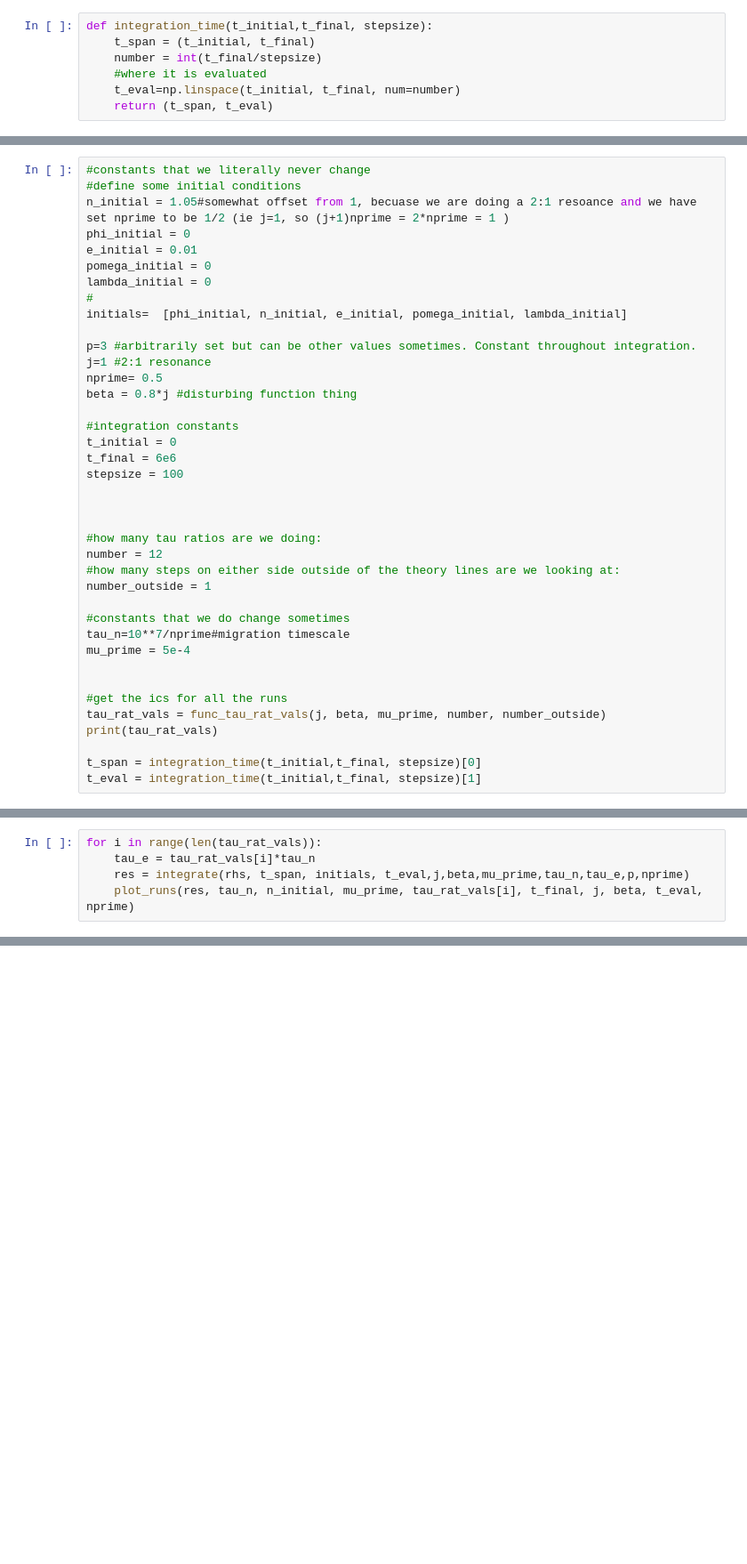
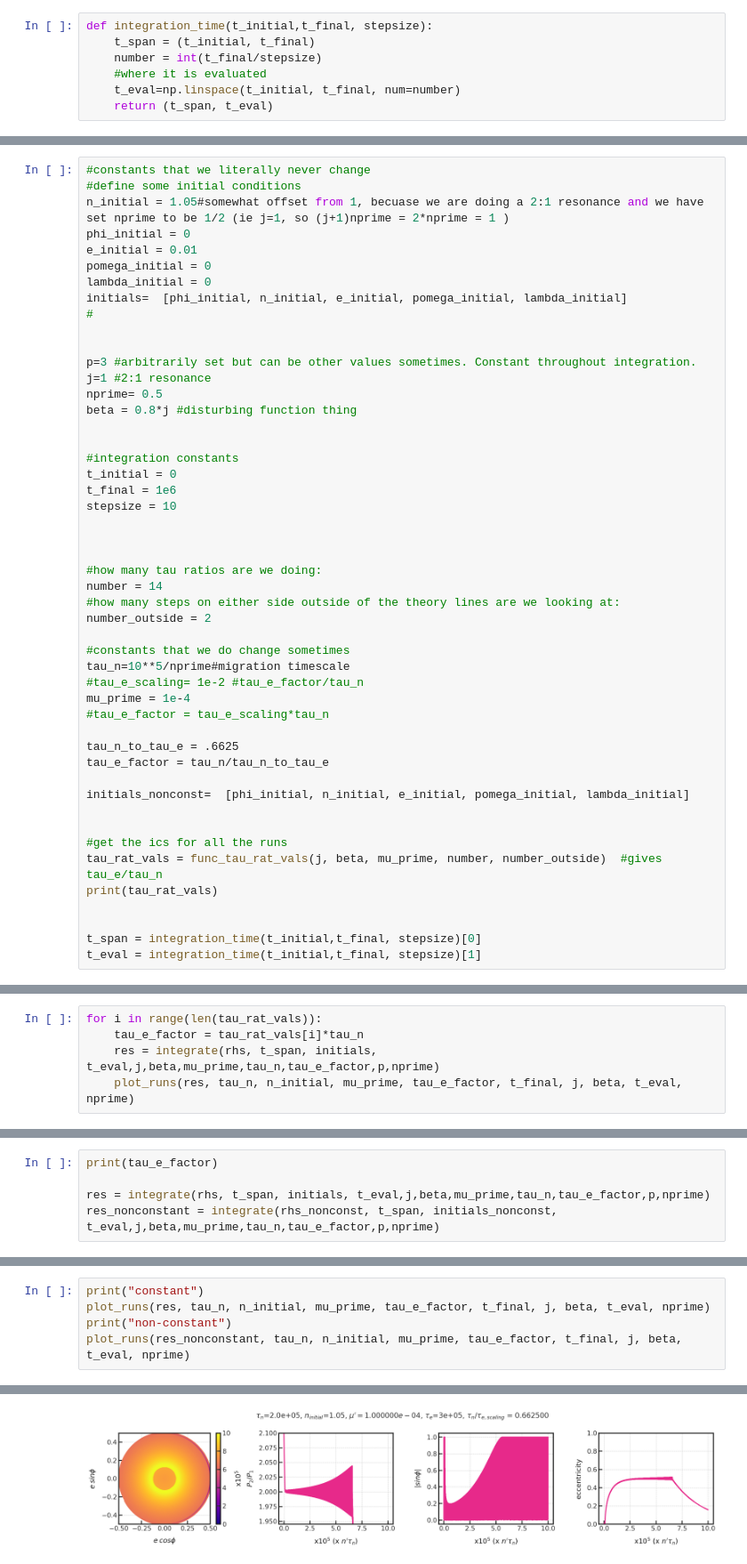
Before and after one commit to evazlimen/resonance_width, a Jupyter notebook: messy/numerical_integration_streamlined.ipynb, the cells around one changed output, grey strips where cells are left out. Shown at 89% size. Drawn from its saved outputs; the diff is of its cells as text; blank space fills up the shorter version.

Commit message:
adding non-constant forces

```diff
--- a/messy/numerical_integration_streamlined.ipynb
+++ b/messy/numerical_integration_streamlined.ipynb
@@ -190,39 +248,49 @@ def integrate(rhs,t_span,initials,t_eval,j,beta,mu_prime,tau_n,tau_e,p,nprime):
 # %%
 #constants that we literally never change
 #define some initial conditions
-n_initial = 1.05#somewhat offset from 1, becuase we are doing a 2:1 resoance and we have set nprime to be 1/2 (ie j=1, so (j+1)nprime = 2*nprime = 1 )
+n_initial = 1.05#somewhat offset from 1, becuase we are doing a 2:1 resonance and we have set nprime to be 1/2 (ie j=1, so (j+1)nprime = 2*nprime = 1 )
 phi_initial = 0
 e_initial = 0.01
 pomega_initial = 0
 lambda_initial = 0
+initials=  [phi_initial, n_initial, e_initial, pomega_initial, lambda_initial]
 #
-initials=  [phi_initial, n_initial, e_initial, pomega_initial, lambda_initial]
+
 
 p=3 #arbitrarily set but can be other values sometimes. Constant throughout integration.
 j=1 #2:1 resonance
 nprime= 0.5
 beta = 0.8*j #disturbing function thing
 
+
 #integration constants
 t_initial = 0
-t_final = 6e6
-stepsize = 100
+t_final = 1e6
+stepsize = 10
 
 
 
 #how many tau ratios are we doing:
-number = 12
+number = 14
 #how many steps on either side outside of the theory lines are we looking at:
-number_outside = 1
+number_outside = 2
 
 #constants that we do change sometimes
-tau_n=10**7/nprime#migration timescale
-mu_prime = 5e-4
+tau_n=10**5/nprime#migration timescale
+#tau_e_scaling= 1e-2 #tau_e_factor/tau_n
+mu_prime = 1e-4
+#tau_e_factor = tau_e_scaling*tau_n
+
+tau_n_to_tau_e = .6625
+tau_e_factor = tau_n/tau_n_to_tau_e
+
+initials_nonconst=  [phi_initial, n_initial, e_initial, pomega_initial, lambda_initial]
 
 
 #get the ics for all the runs
-tau_rat_vals = func_tau_rat_vals(j, beta, mu_prime, number, number_outside)
+tau_rat_vals = func_tau_rat_vals(j, beta, mu_prime, number, number_outside)  #gives tau_e/tau_n
 print(tau_rat_vals)
+
 
 t_span = integration_time(t_initial,t_final, stepsize)[0]
 t_eval = integration_time(t_initial,t_final, stepsize)[1]
@@ -229,5 +301,5 @@ t_eval = integration_time(t_initial,t_final, stepsize)[1]
 # %%
 for i in range(len(tau_rat_vals)):
-    tau_e = tau_rat_vals[i]*tau_n
-    res = integrate(rhs, t_span, initials, t_eval,j,beta,mu_prime,tau_n,tau_e,p,nprime)
-    plot_runs(res, tau_n, n_initial, mu_prime, tau_rat_vals[i], t_final, j, beta, t_eval, nprime)
+    tau_e_factor = tau_rat_vals[i]*tau_n
+    res = integrate(rhs, t_span, initials, t_eval,j,beta,mu_prime,tau_n,tau_e_factor,p,nprime)
+    plot_runs(res, tau_n, n_initial, mu_prime, tau_e_factor, t_final, j, beta, t_eval, nprime)
@@ -237,0 +306,5 @@ for i in range(len(tau_rat_vals)):
+# %%
+print(tau_e_factor)
+
+res = integrate(rhs, t_span, initials, t_eval,j,beta,mu_prime,tau_n,tau_e_factor,p,nprime)
+res_nonconstant = integrate(rhs_nonconst, t_span, initials_nonconst, t_eval,j,beta,mu_prime,tau_n,tau_e_factor,p,nprime)
@@ -237,0 +315,6 @@ for i in range(len(tau_rat_vals)):
+# %%
+print("constant")
+plot_runs(res, tau_n, n_initial, mu_prime, tau_e_factor, t_final, j, beta, t_eval, nprime)
+print("non-constant")
+plot_runs(res_nonconstant, tau_n, n_initial, mu_prime, tau_e_factor, t_final, j, beta, t_eval, nprime)
+# %% [output]
@@ -237,0 +322 @@ for i in range(len(tau_rat_vals)):
+[figure, added]
```
Also changed, not shown: parts of 12 cells of this notebook, 2 other files.
